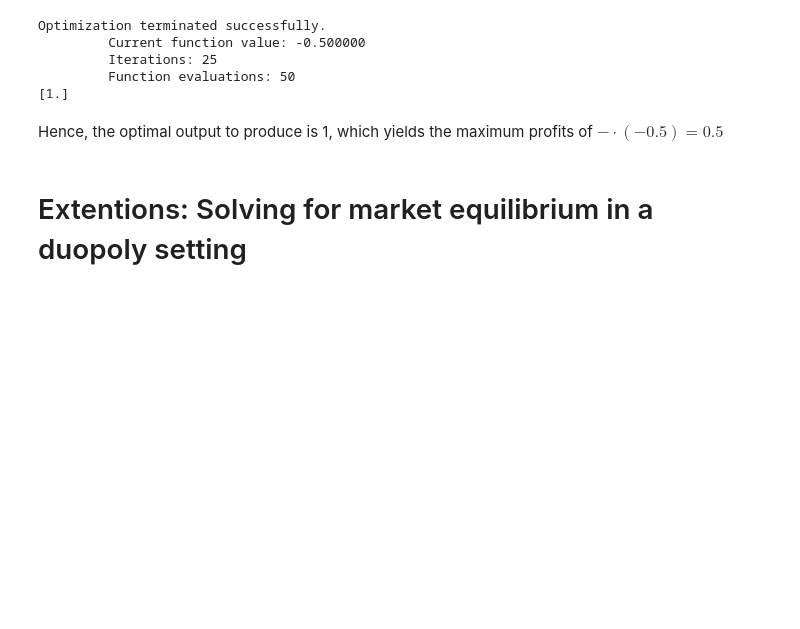
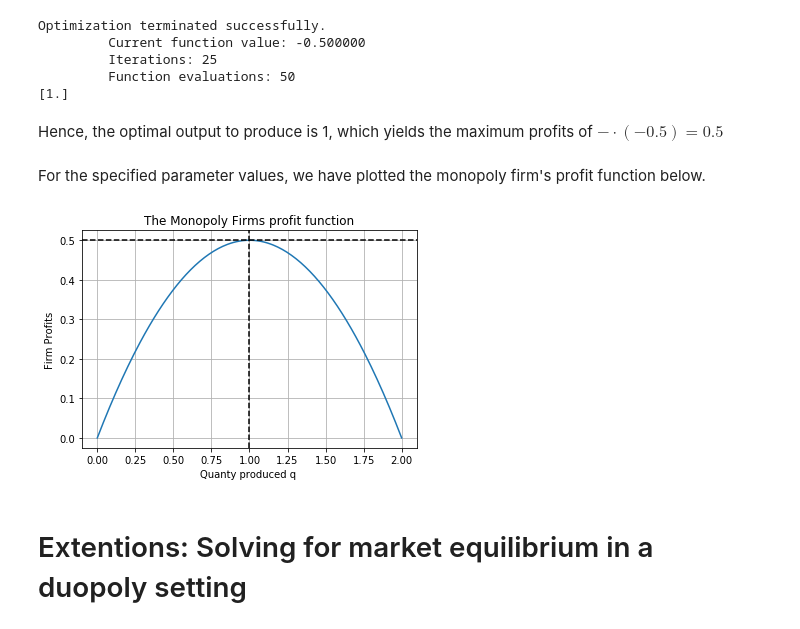
Before and after one commit to NumEconCopenhagen/projects-2019-peter-larsens-kaffe-m-havre, a Jupyter notebook: modelproject/Ligevægt.ipynb, the cells around one changed output. Saved outputs shown, nothing was run; the diff lists cells and outputs as text; code cells hidden in the pictures; blank space fills up the shorter version.

```diff
--- a/modelproject/Ligevægt.ipynb
+++ b/modelproject/Ligevægt.ipynb
@@ -112,6 +112,31 @@ Optimization terminated successfully.
 [1.]
 # %% [markdown]
 Hence, the optimal output to produce is 1, which yields the maximum profits of $-\cdot(-0.5)=0.5$
+# %% [markdown]
+For the specified parameter values, we have plotted the monopoly firm's profit function below.
+# %%
+# Define the expression whose roots we want to find
+
+A = 4.0 # Specify the value of the Constant in the market demand function Q(p)
+alpha = 2.0 # Specify the  slope coefficient in Q(p)
+c = 1.0 # Specify the value of the constant cost 'c'
+
+func = lambda q : (A/alpha-q/alpha)*q-c*q # Defines the profit function give using a lambda function.
+
+# Plot the profit function
+
+q = np.linspace(0, 2, 200) # Return evenly spaced numbers over a specified interval from 0 to 2 .
+
+plt.plot(q, func(q))
+plt.axhline(y=0.5,linestyle='dashed',color='k') # creates a horizontal line in the plot at func(q)=0.5
+plt.axvline(x=1,linestyle='dashed',color='k') # creates a vertical line in the plot at  q=0.5
+plt.xlabel("Quanty produced q ")
+plt.ylabel("Firm Profits")
+plt.grid()
+plt.title('The Monopoly Firms profit function')
+plt.show()
+# %% [output]
+[figure, added]
 # %% [markdown]
 # Extentions: Solving for market equilibrium in a duopoly setting
 # %% [markdown]
```
Also changed, not shown: parts of 2 cells of this notebook.
